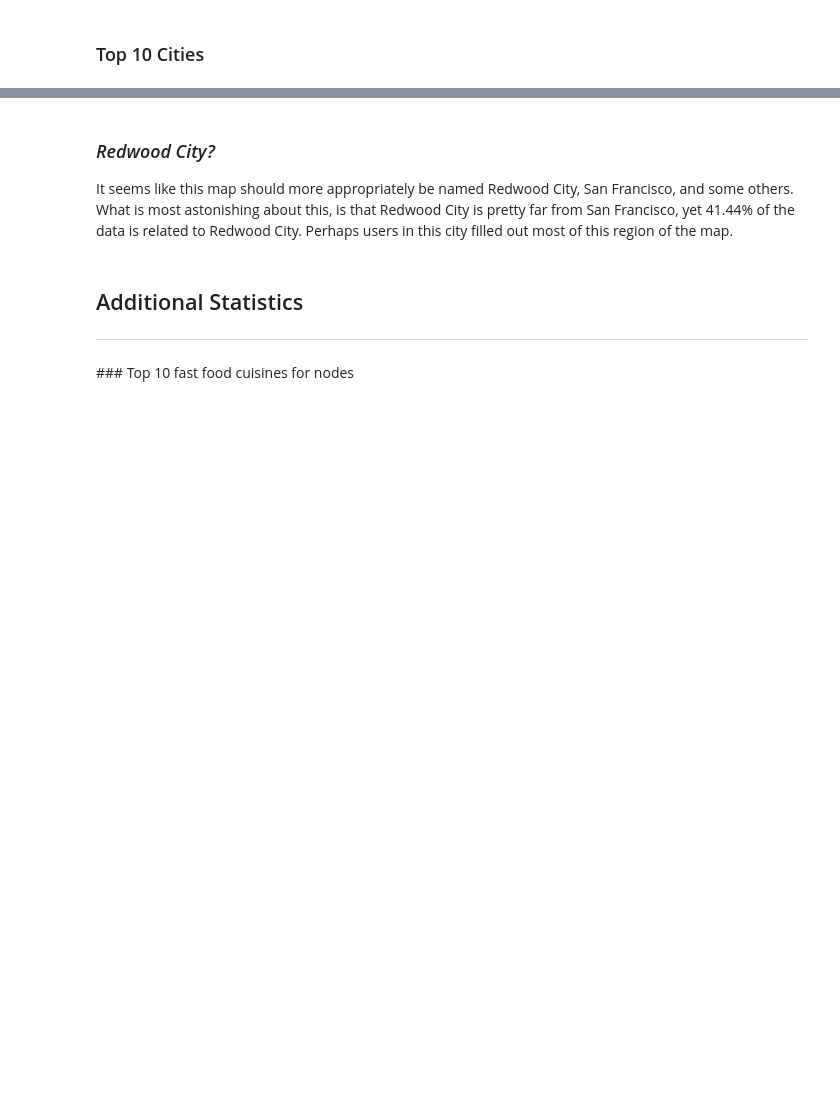
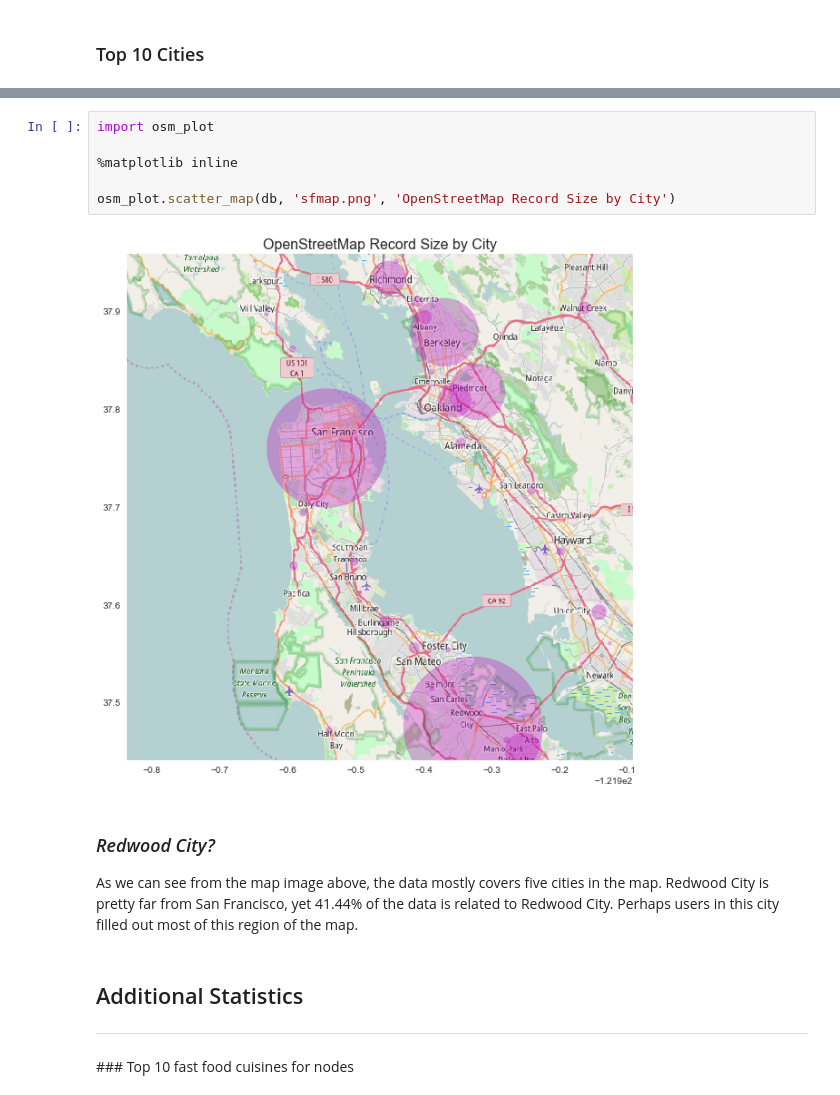
Before and after one commit to ppotiny/osm-SFdata, a Jupyter notebook: osm-SF-notebook.ipynb, the cells around one changed output, grey strips where cells are left out. Cells and saved outputs as stored; diff of their text form; blank space fills up the shorter version.

Commit message:
Added new plot and changed Suggestions section

```diff
--- a/osm-SF-notebook.ipynb
+++ b/osm-SF-notebook.ipynb
@@ -232,7 +167,15 @@ plt.show()
+# %%
+import osm_plot
+
+%matplotlib inline
+
+osm_plot.scatter_map(db, 'sfmap.png', 'OpenStreetMap Record Size by City')
+# %% [output]
+[figure, added]
 # %% [markdown]
 ### <i>Redwood City?</i>
 
-It seems like this map should more appropriately be named Redwood City, San Francisco, and some others. What is most astonishing about this, is that Redwood City is pretty far from San Francisco, yet 41.44% of the data is related to Redwood City. Perhaps users in this city filled out most of this region of the map.
+As we can see from the map image above, the data mostly covers five cities in the map. Redwood City is pretty far from San Francisco, yet 41.44% of the data is related to Redwood City. Perhaps users in this city filled out most of this region of the map.
 # %% [markdown]
 <h2>Additional Statistics</h2>
 <hr>
```
Also changed, not shown: parts of 14 cells of this notebook.
